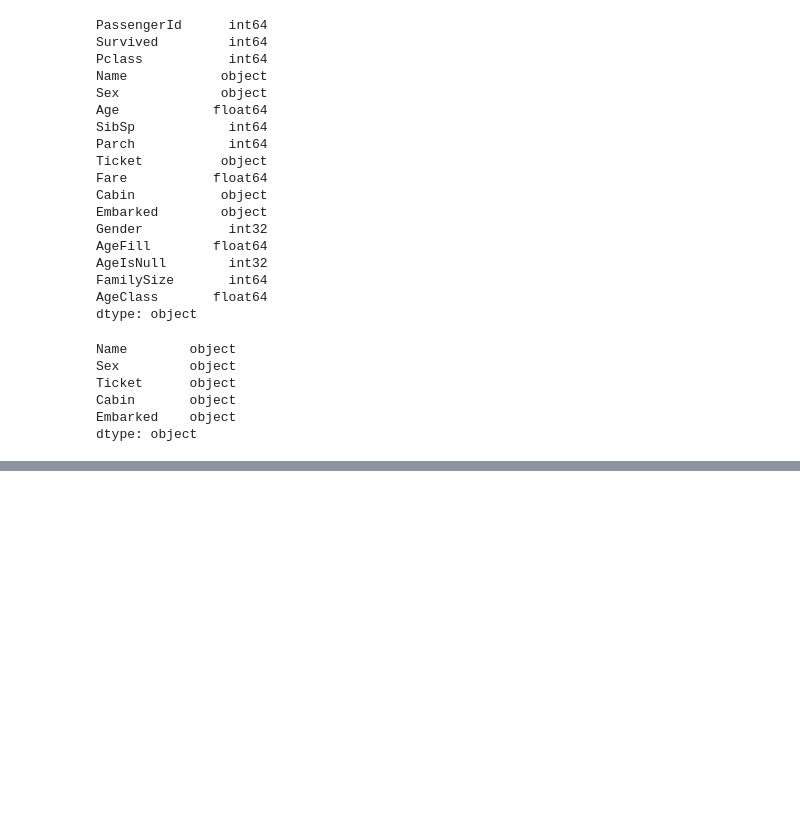
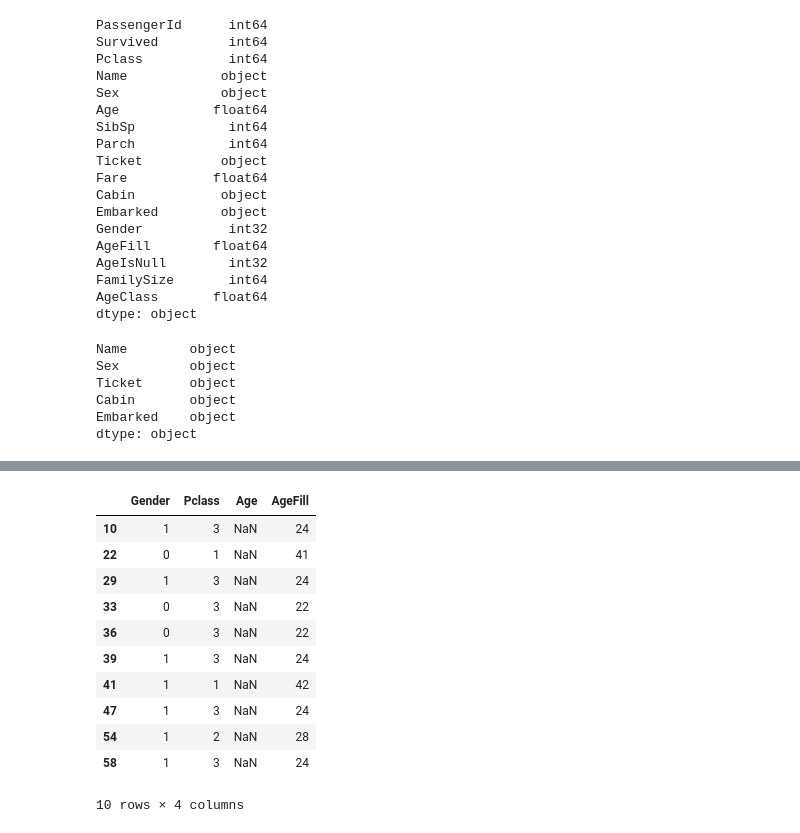
Before and after one commit to arundhaj/kaggle_titanic_tutorial, a Jupyter notebook: tutorial.ipynb, the cells around one changed output, grey strips where cells are left out. Cells and saved outputs as stored; diff of their text form; code cells hidden in the pictures; blank space fills up the shorter version.

```diff
--- a/tutorial.ipynb
+++ b/tutorial.ipynb
@@ -457,0 +473,23 @@ shape(train_array)
+# %%
+test_median_age = test.groupby(['Pclass', 'Sex']).median()['Age']
+# %%
+test_median_age_array = np.reshape(test_median_age, (2, 3), order='F')
+# %%
+for i in range(0,2):
+    for j in range(0,3):
+        test.loc[test.Age.isnull() & (test.Gender == i) & (test.Pclass == j+1), 'AgeFill'] = test_median_age_array[i, j]
+# %%
+test[test['Age'].isnull()][['Gender', 'Pclass', 'Age', 'AgeFill']].head(10)
+# %% [output]
+|  | Gender | Pclass | Age | AgeFill |
+| 10 | 1 | 3 | NaN | 24 |
+| 22 | 0 | 1 | NaN | 41 |
+| 29 | 1 | 3 | NaN | 24 |
+| 33 | 0 | 3 | NaN | 22 |
+| 36 | 0 | 3 | NaN | 22 |
+| 39 | 1 | 3 | NaN | 24 |
+| 41 | 1 | 1 | NaN | 42 |
+| 47 | 1 | 3 | NaN | 24 |
+| 54 | 1 | 2 | NaN | 28 |
+| 58 | 1 | 3 | NaN | 24 |
+10 rows × 4 columns
```
Also changed, not shown: parts of 36 cells of this notebook.
